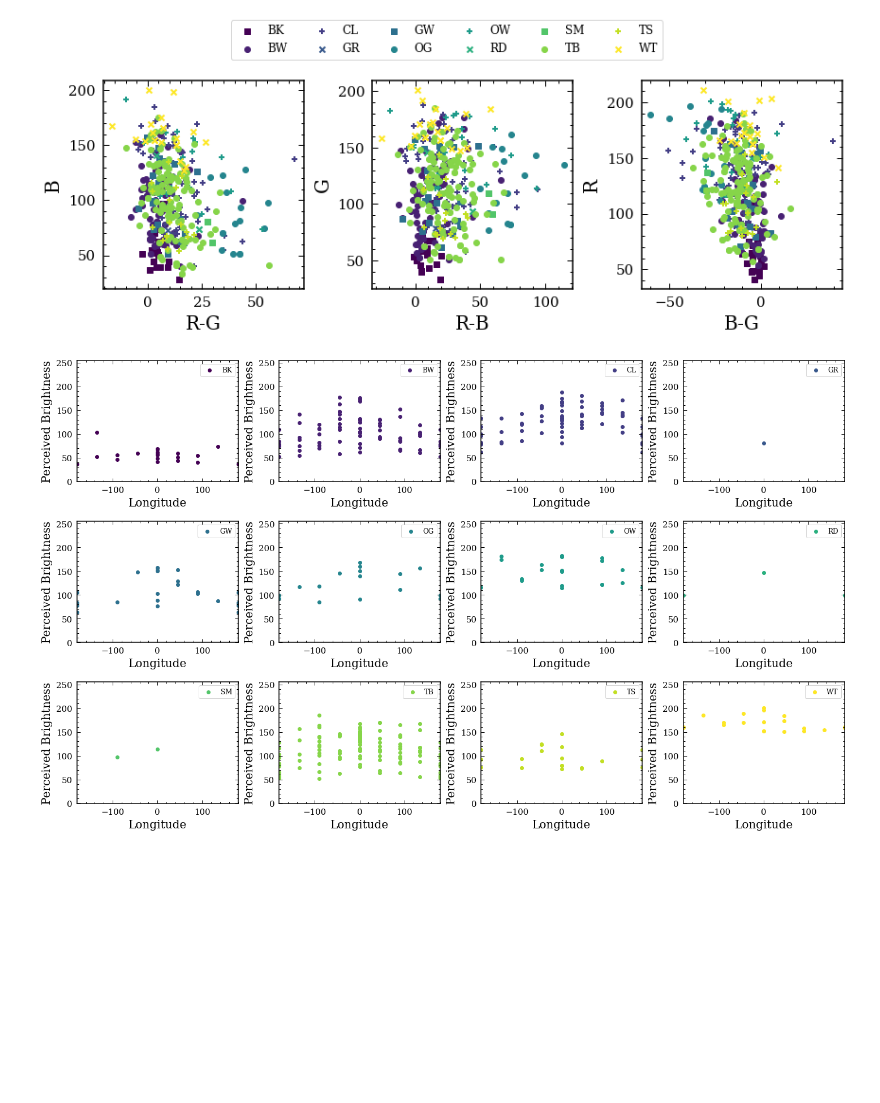
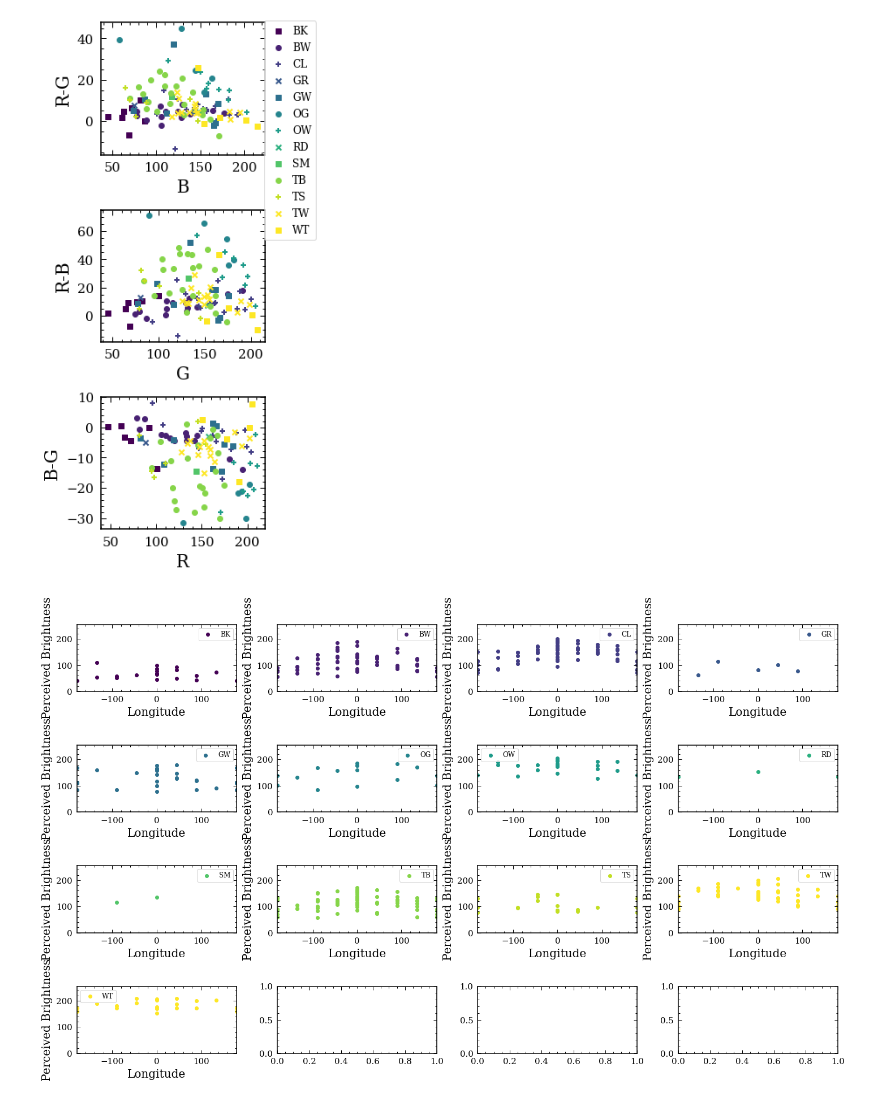
Before and after one commit to lcmayor/floofy-fluxuations, a Jupyter notebook: CatPhases.ipynb, the cells around one changed output. Saved outputs shown, nothing was run; the diff lists cells and outputs as text; code cells hidden in the pictures; blank space fills up the shorter version.

```diff
--- a/CatPhases.ipynb
+++ b/CatPhases.ipynb
@@ -114,20 +70,22 @@ else:
 # %%
 with matplotlib.rc_context(context):
-    plt.figure(figsize=(12,4))
+    plt.figure(figsize=(5,4))
     colors = []
     for subtype in np.unique(df['type']):
         color = plt.cm.viridis(df['color'][df['type']==subtype].iloc[0]/11)
         colors.append(color)
         n,_ = np.histogram(df['lon'][df['type']==subtype], bins=np.arange(-180-45/2,180+45/2+1,45))
         print(subtype, n)
-        plt.scatter([],[], marker='s', color=color, label=f"{subtype}, n={len(df['lon'][df['type']==subtype])}")
+        plt.scatter([],[], marker='s', color=color, label=f"{subtype}")
     plt.hist([df['lon'][df['type']==subtype] for subtype in np.unique(df['type'])],
              bins=np.arange(-180-45/2,180+45/2+1,45), stacked=True, rwidth=0.9,
              color=colors, edgecolor='k', align='mid')
-    plt.legend(ncol=2)
+    plt.legend(ncol=2, columnspacing=0.5, handletextpad=0.3)
     plt.ylabel('N observations')
     plt.xlabel('Longitude')
-    plt.xticks(np.arange(-180,181,45))
+    plt.xticks(np.arange(-180,181,90))
+    plt.tight_layout()
+    plt.savefig('obs_hist.png', format='png', bbox_to_inches='tight')
     plt.show()
 # %% [output]
 BK [1 2 2 1 7 3 2 1 1]
@@ -171,32 +130,42 @@ with matplotlib.rc_context(context):
 # %%
 with matplotlib.rc_context(context):
     symbols = ['s', 'o', '+', 'x']
-    fig, ax = plt.subplots(1,3, figsize=(12,4))
+    fig, ax = plt.subplots(3,1, figsize=(4.5,9))
     for i,(subtype,color) in enumerate(zip(np.unique(df['type']),colors)):
-        ax[0].scatter(df['R'][df['type']==subtype]-df['G'][df['type']==subtype],
-                      df['B'][df['type']==subtype], color=color, marker=symbols[i%4], label=subtype)
-    ax[0].set_xlabel('R-G')
-    ax[0].set_ylabel('B')
+        ax[0].scatter(df['B'][(df['type']==subtype) & (df['lon']==0)],
+                      df['R'][(df['type']==subtype) & (df['lon']==0)]-
+                      df['G'][(df['type']==subtype) & (df['lon']==0)],
+                      color=color, marker=symbols[i%4], label=subtype)
+    ax[0].set_ylabel('R-G')
+    ax[0].set_xlabel('B')
 
     for i,(subtype,color) in enumerate(zip(np.unique(df['type']),colors)):
-        ax[1].scatter(df['R'][df['type']==subtype]-df['B'][df['type']==subtype],
-                      df['G'][df['type']==subtype], color=color, marker=symbols[i%4])
-    ax[1].set_xlabel('R-B')
-    ax[1].set_ylabel('G')
+        ax[1].scatter(df['G'][(df['type']==subtype) & (df['lon']==0)],
+                      df['R'][(df['type']==subtype) & (df['lon']==0)]-
+                      df['B'][(df['type']==subtype) & (df['lon']==0)],
+                      color=color, marker=symbols[i%4])
+    ax[1].set_ylabel('R-B')
+    ax[1].set_xlabel('G')
 
     for i,(subtype,color) in enumerate(zip(np.unique(df['type']),colors)):
-        ax[2].scatter(df['B'][df['type']==subtype]-df['G'][df['type']==subtype],
-                      df['R'][df['type']==subtype], color=color, marker=symbols[i%4])
-    ax[2].set_xlabel('B-G')
-    ax[2].set_ylabel('R')
-    fig.legend(bbox_to_anchor=[0.5,1.1], ncol=6, loc='center')
+        ax[2].scatter(df['R'][(df['type']==subtype) & (df['lon']==0)],
+                      df['B'][(df['type']==subtype) & (df['lon']==0)]-
+                      df['G'][(df['type']==subtype) & (df['lon']==0)],
+                      color=color, marker=symbols[i%4])
+    ax[2].set_ylabel('B-G')
+    ax[2].set_xlabel('R')
     plt.tight_layout()
+    plt.subplots_adjust(left=0.2,right=0.78)
+    fig.legend(bbox_to_anchor=[1,0.99], loc='upper right', handletextpad=0.3)
+
+    plt.savefig('color_mag.png', format='png', bbox_to_inches='tight')
     plt.show()
+    #color color of single category and viewing geometry
 # %% [output]
-[figure, old version]
+[figure, new version]
 # %%
 with matplotlib.rc_context(context):
-    fig, ax = plt.subplots(3,4, figsize=(20,12))
+    fig, ax = plt.subplots(4,4, figsize=(20,12))
     axes = ax.flatten()
     for i,(subtype,color) in enumerate(zip(np.unique(df['type']),colors)):
         avgbright = 0.299*(df['R'][df['type']==subtype]) + \
@@ -212,7 +181,7 @@ with matplotlib.rc_context(context):
     plt.tight_layout()
     plt.show()
 # %% [output]
-[figure, old version]
+[figure, new version]
 # %%
 with matplotlib.rc_context(context):
     symbols = ['s', 'o', '+', 'x']
```
Also changed, not shown: parts of 6 cells of this notebook, 1 other file.
